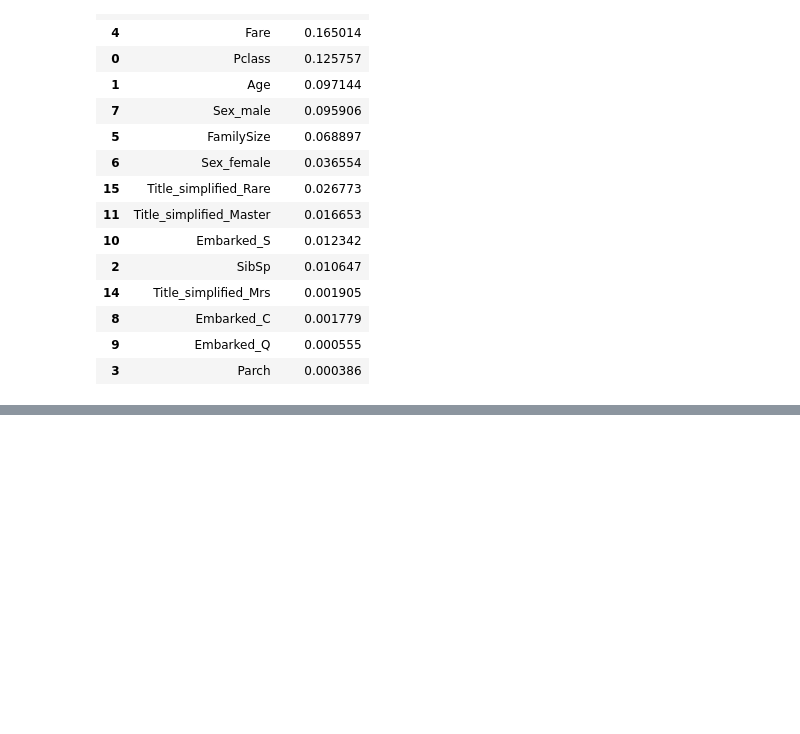
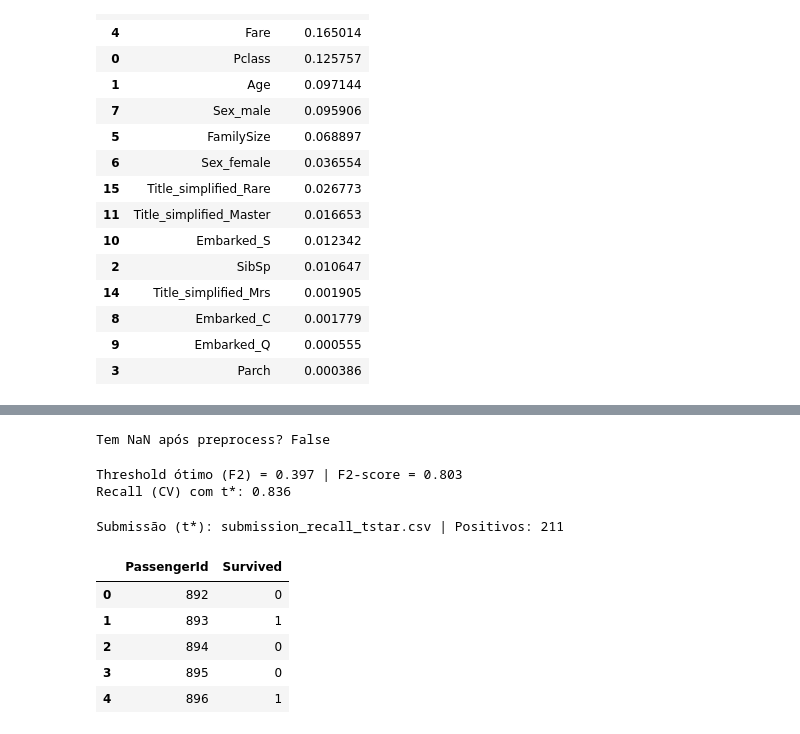
Before and after one commit to carlostarling/projeto-titanic, a Jupyter notebook: notebooks/01_eda.ipynb, the cells around one changed output, grey strips where cells are left out. Cells and saved outputs as stored; diff of their text form; code cells hidden in the pictures; blank space fills up the shorter version.

```diff
--- a/notebooks/01_eda.ipynb
+++ b/notebooks/01_eda.ipynb
@@ -683,0 +819,79 @@ else:
+# %%
+# Verificar se o transform do preprocess não produz NaN
+Xt_sample = Pipeline(steps=[("preprocess", preprocess_recall)]).fit(X, y).transform(X)
+print("Tem NaN após preprocess?", np.isnan(Xt_sample).any())
+# %% [output]
+Tem NaN após preprocess? False
+# %%
+from sklearn.model_selection import cross_val_predict
+from sklearn.metrics import precision_recall_curve, recall_score
+
+best_clf = LogisticRegression(max_iter=1000, class_weight="balanced")
+
+# Pipeline com o melhor modelo
+best_pipe = Pipeline(steps=[
+    ("preprocess", preprocess_recall),
+    ("model", best_clf)
+])
+
+# Probabilidades em CV (out-of-fold)
+y_proba_cv = cross_val_predict(best_pipe, X, y, cv=skf, method="predict_proba", n_jobs=-1)[:, 1]
+
+# Curva Precision-Recall
+prec, rec, thr = precision_recall_curve(y, y_proba_cv)
+
+# Função para achar melhor threshold pelo F2
+def best_threshold_by_fbeta(prec, rec, thr, beta=2.0):
+    best_t, best_f = 0.5, -1
+    for p, r, t in zip(prec[:-1], rec[:-1], thr):
+        if p == 0 and r == 0:
+            continue
+        f = (1 + beta**2) * (p * r) / (beta**2 * p + r) if (beta**2 * p + r) > 0 else 0
+        if f > best_f:
+            best_f, best_t = f, t
+    return best_t, best_f
+
+t_star, f2 = best_threshold_by_fbeta(prec, rec, thr, beta=2.0)
+print(f"Threshold ótimo (F2) = {t_star:.3f} | F2-score = {f2:.3f}")
+
+# Recall de CV com threshold ótimo
+y_pred_adj = (y_proba_cv >= t_star).astype(int)
+print("Recall (CV) com t*:", round(recall_score(y, y_pred_adj), 3))
+# %% [output]
+Threshold ótimo (F2) = 0.397 | F2-score = 0.803
+Recall (CV) com t*: 0.836
+# %%
+# === Treino final com o melhor pipeline + submissão usando t_star ===
+# (assume que você já tem: preprocess_recall, X, y, df_test, best_pipe, t_star)
+
+# 1) treinar no conjunto completo
+best_pipe.fit(X, y)
+
+# 2) probabilidades no conjunto de teste
+X_test = df_test.copy()
+test_proba = best_pipe.predict_proba(X_test)[:, 1]
+
+# 3) aplicar threshold ótimo
+test_pred_adj = (test_proba >= t_star).astype(int)
+
+# 4) salvar submissão
+import pandas as pd
+from pathlib import Path
+
+sub_tstar = pd.DataFrame({
+    "PassengerId": df_test["PassengerId"],
+    "Survived": test_pred_adj
+})
+
+out_path_t = Path("submission_recall_tstar.csv")
+sub_tstar.to_csv(out_path_t, index=False)
+print("Submissão (t*):", out_path_t.as_posix(), "| Positivos:", int(test_pred_adj.sum()))
+sub_tstar.head()
+# %% [output]
+Submissão (t*): submission_recall_tstar.csv | Positivos: 211
+|  | PassengerId | Survived |
+| 0 | 892 | 0 |
+| 1 | 893 | 1 |
+| 2 | 894 | 0 |
+| 3 | 895 | 0 |
+| 4 | 896 | 1 |
```
Also changed, not shown: parts of 34 cells of this notebook, 12 other files.
